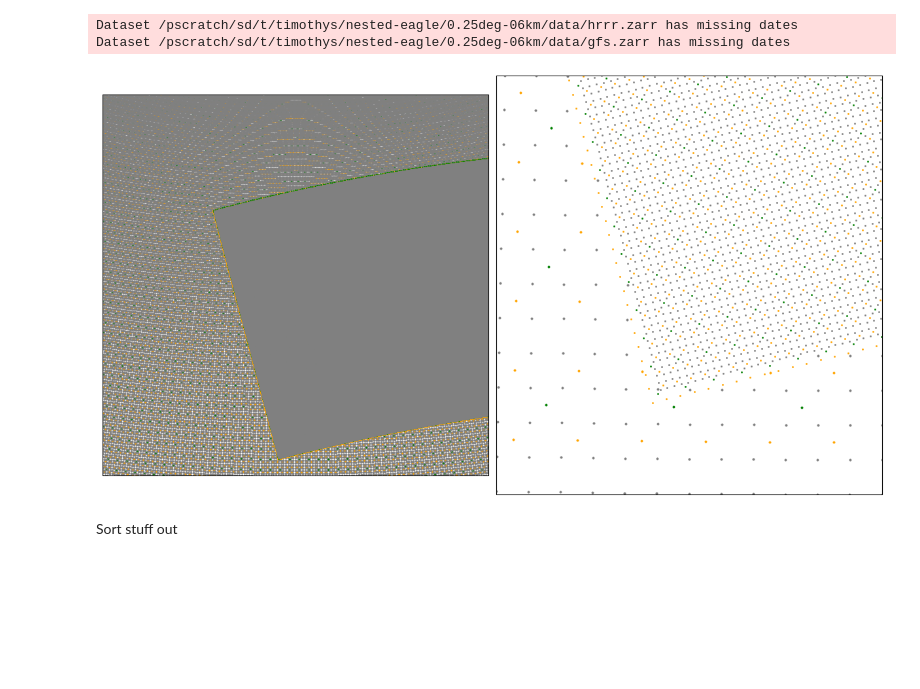
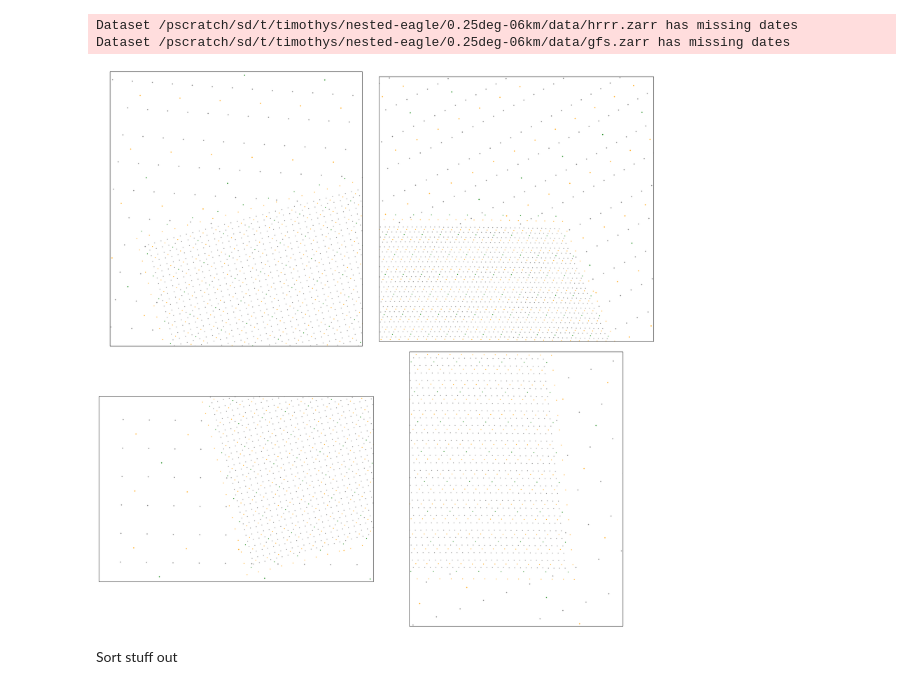
Before and after one commit to NOAA-PSL/nested-eagle, a Jupyter notebook: 0.25deg-06km/mesh-gen/csmswt-trim25-2stage/combine_latent_meshes.ipynb, the cells around one changed output. Drawn from its saved outputs; the diff is of its cells as text; code cells hidden in the pictures; blank space fills up the shorter version.

```diff
--- a/0.25deg-06km/mesh-gen/csmswt-trim25-2stage/combine_latent_meshes.ipynb
+++ b/0.25deg-06km/mesh-gen/csmswt-trim25-2stage/combine_latent_meshes.ipynb
@@ -56,32 +56,37 @@ mask2 = cutout_mask(
 )
 # %%
 fig, axs = plt.subplots(
-    1, 2,
-    figsize=(12,20),
+    2, 2,
+    figsize=(20,20),
     subplot_kw={"projection": ccrs.Orthographic(central_longitude=-120, central_latitude=20)},
 )
 
 for x,y, x2, y2, x_d, y_d, s in zip(
     [glon.flatten()[mask], hmesh.lon.values.flatten()],
     [glat.flatten()[mask], hmesh.lat.values.flatten()],
     [glon2.flatten()[mask2], hmesh2.lon.values.flatten()],
     [glat2.flatten()[mask2], hmesh2.lat.values.flatten()],
     [data.longitudes[n_cutout:], data.longitudes[:n_cutout]],
     [data.latitudes[n_cutout:], data.latitudes[:n_cutout]],
     [6, 3],
 ):
 
     kw = {"transform": ccrs.PlateCarree(), "s": s}
-    for ax in axs:
+    for ax in axs.flatten():
         ax.scatter(x,y, color="orange", **kw)
         ax.scatter(x2,y2, color="green", **kw)
         ax.scatter(x_d, y_d, color="gray", **kw)
-axs[0].set_extent([-140, -100, 20, 60], crs=ccrs.PlateCarree())
+# The overview
+#axs[0].set_extent([-140, -100, 20, 60], crs=ccrs.PlateCarree())
 #axs[1].set_extent([-125, -115, 20, 30], crs=ccrs.PlateCarree())
-axs[1].set_extent([-123, -120, 22, 25], crs=ccrs.PlateCarree())
+
+axs[0, 0].set_extent([228.25, 230.85, 46.2, 48.6], crs=ccrs.PlateCarree())
+axs[0, 1].set_extent([294.6, 297.2, 46.2, 48.6], crs=ccrs.PlateCarree())
+axs[1, 0].set_extent([236.8, 239.4, 22.6, 24.2], crs=ccrs.PlateCarree())
+axs[1, 1].set_extent([285.6, 287.2, 22.6, 24.2], crs=ccrs.PlateCarree())
 #fig.savefig(f"mesh_and_data_nodes.jpeg", bbox_inches="tight", dpi=300)
 # %% [output]
-[figure, old version]
+[figure, new version]
 # %% [markdown]
 Sort stuff out
 # %%
```
Also changed, not shown: parts of 16 cells of this notebook, 1 other file.
